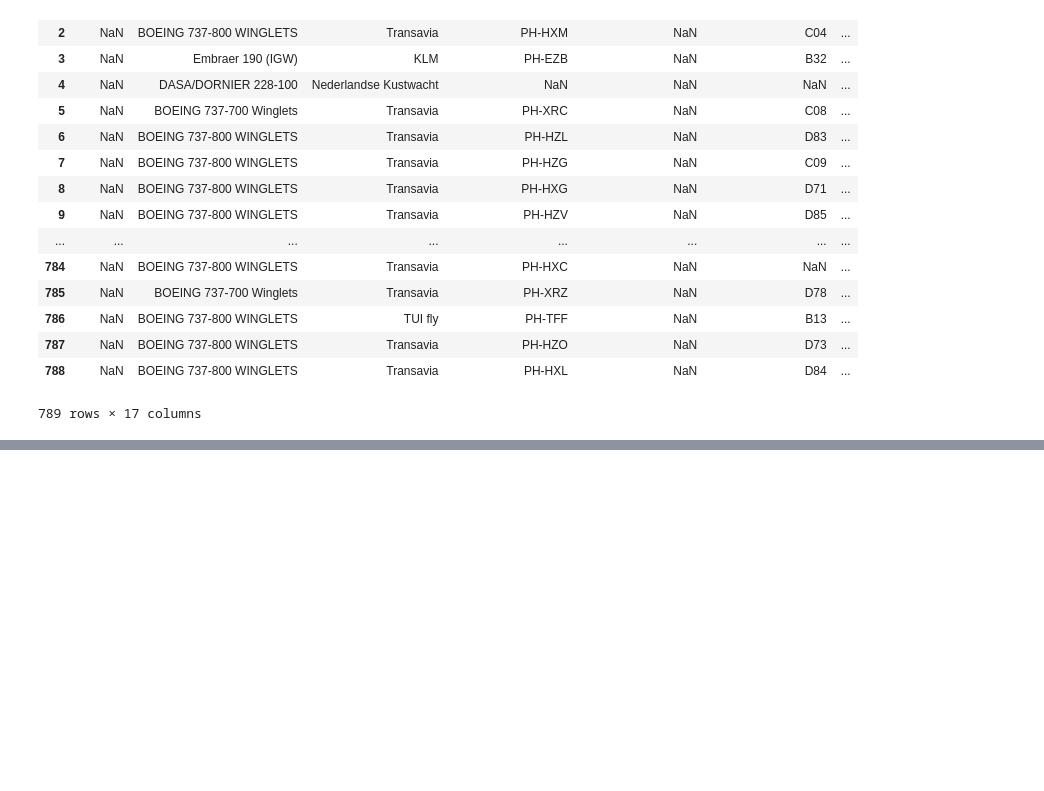
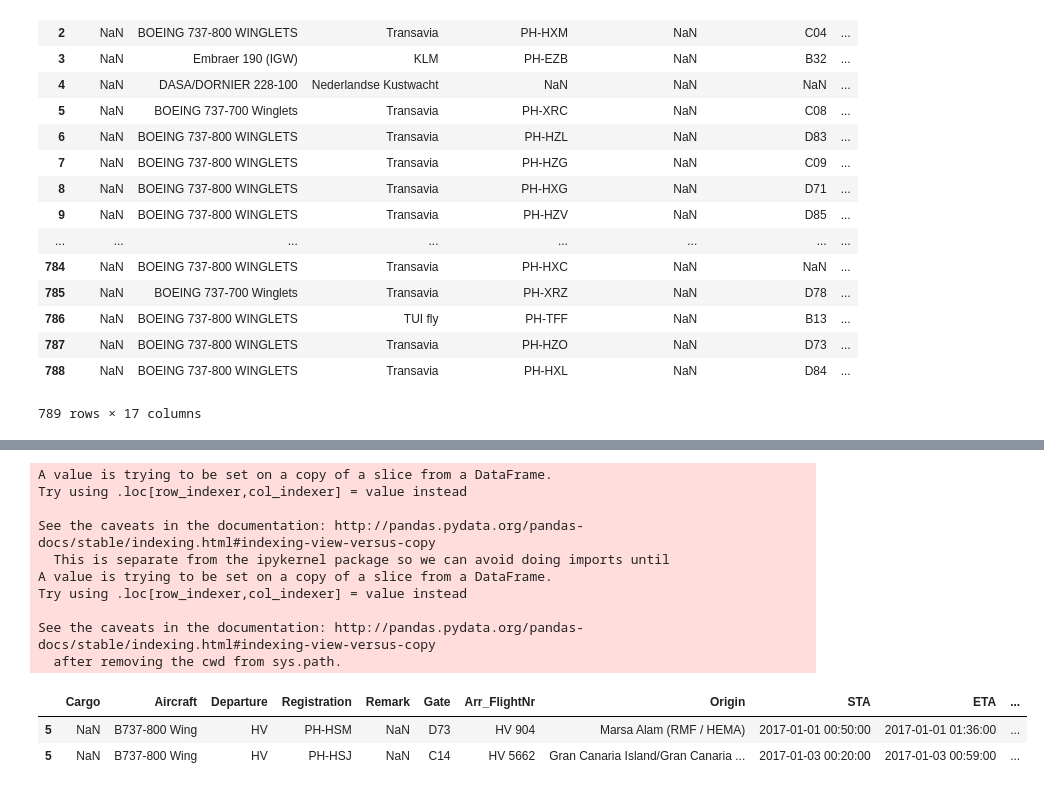
Before and after one commit to KJ-Waller/DW-Project, a Jupyter notebook: Schiphol Stuff.ipynb, the cells around one changed output, grey strips where cells are left out. Saved outputs shown, nothing was run; the diff lists cells and outputs as text; code cells hidden in the pictures; blank space fills up the shorter version.

```diff
--- a/Schiphol Stuff.ipynb
+++ b/Schiphol Stuff.ipynb
@@ -148,0 +105,20 @@ df
+# %%
+# pd.pivot_table(df, columns=, index=['date'])
+extra = df.loc[5]
+extra['STA'] = pd.to_datetime((extra['Date'] + ' ' + extra['STA']))
+extra['ETA'] = pd.to_datetime((extra['Date'] + ' ' + extra['ETA']))
+extra[extra['ETA'] > extra['STA']]
+# %% [output]
+A value is trying to be set on a copy of a slice from a DataFrame.
+Try using .loc[row_indexer,col_indexer] = value instead
+
+See the caveats in the documentation: http://pandas.pydata.org/pandas-docs/stable/indexing.html#indexing-view-versus-copy
+  This is separate from the ipykernel package so we can avoid doing imports until
+A value is trying to be set on a copy of a slice from a DataFrame.
+Try using .loc[row_indexer,col_indexer] = value instead
+
+See the caveats in the documentation: http://pandas.pydata.org/pandas-docs/stable/indexing.html#indexing-view-versus-copy
+  after removing the cwd from sys.path.
+|  | Cargo | Aircraft | Departure | Registration | Remark | Gate | Arr_FlightNr | Origin | STA | ETA | ... |
+| 5 | NaN | B737-800 Wing | HV | PH-HSM | NaN | D73 | HV 904 | Marsa Alam (RMF / HEMA) | 2017-01-01 00:50:00 | 2017-01-01 01:36:00 | ... |
+| 5 | NaN | B737-800 Wing | HV | PH-HSJ | NaN | C14 | HV 5662 | Gran Canaria Island/Gran Canaria ... | 2017-01-03 00:20:00 | 2017-01-03 00:59:00 | ... |
```
Also changed, not shown: parts of 7 cells of this notebook.
